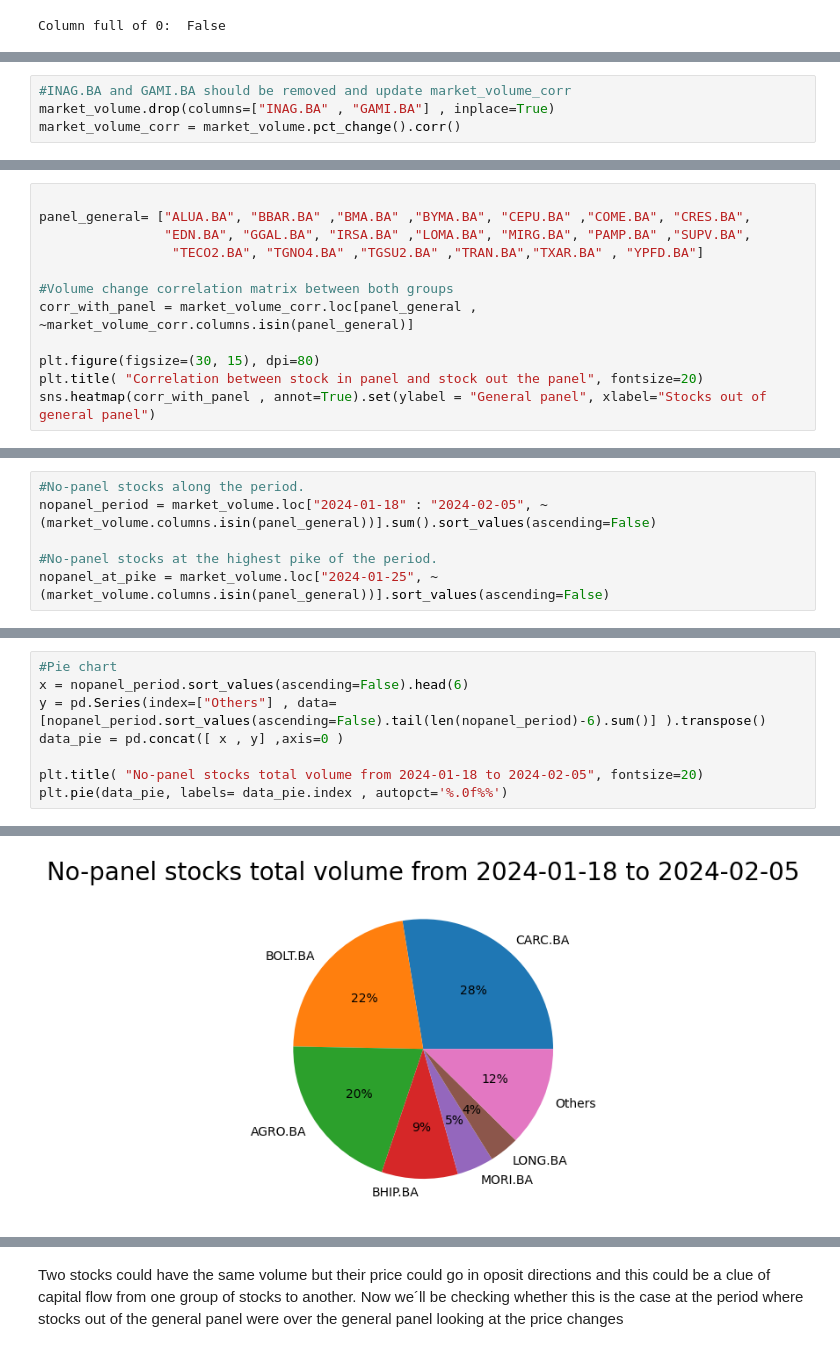
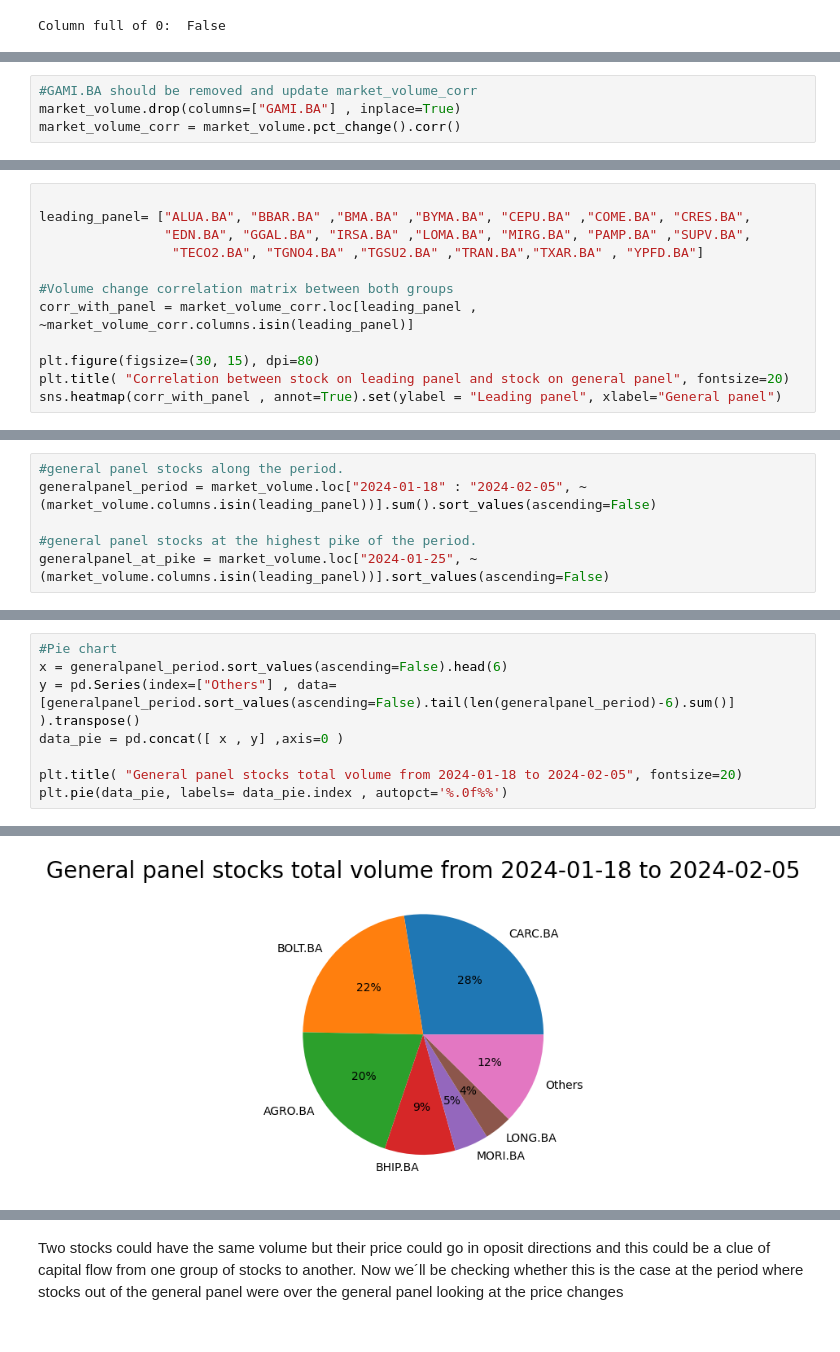
Before and after one commit to Fedesgh/EDA_BYMA_Volume, a Jupyter notebook: EDA_Volumes.ipynb, the cells around one changed output, grey strips where cells are left out. Cells and saved outputs as stored; diff of their text form.

```diff
--- a/EDA_Volumes.ipynb
+++ b/EDA_Volumes.ipynb
@@ -131,5 +129,5 @@ print(market_volume["GAMI.BA"].sum())
 # %%
-#INAG.BA and GAMI.BA should be removed and update market_volume_corr
-market_volume.drop(columns=["INAG.BA" , "GAMI.BA"] , inplace=True)
+#GAMI.BA should be removed and update market_volume_corr
+market_volume.drop(columns=["GAMI.BA"] , inplace=True)
 market_volume_corr = market_volume.pct_change().corr()
 # %% [markdown]
@@ -139,13 +137,13 @@ The general panel are the main list of stocks from BYMA , and we want to explore
 # %%
 
-panel_general= ["ALUA.BA", "BBAR.BA" ,"BMA.BA" ,"BYMA.BA", "CEPU.BA" ,"COME.BA", "CRES.BA",
+leading_panel= ["ALUA.BA", "BBAR.BA" ,"BMA.BA" ,"BYMA.BA", "CEPU.BA" ,"COME.BA", "CRES.BA",
                 "EDN.BA", "GGAL.BA", "IRSA.BA" ,"LOMA.BA", "MIRG.BA", "PAMP.BA" ,"SUPV.BA",
                  "TECO2.BA", "TGNO4.BA" ,"TGSU2.BA" ,"TRAN.BA","TXAR.BA" , "YPFD.BA"]
 
 #Volume change correlation matrix between both groups
-corr_with_panel = market_volume_corr.loc[panel_general ,  ~market_volume_corr.columns.isin(panel_general)]
+corr_with_panel = market_volume_corr.loc[leading_panel ,  ~market_volume_corr.columns.isin(leading_panel)]
 
 plt.figure(figsize=(30, 15), dpi=80)
-plt.title( "Correlation between stock in panel and stock out the panel", fontsize=20)
-sns.heatmap(corr_with_panel , annot=True).set(ylabel = "General panel", xlabel="Stocks out of general panel")
+plt.title( "Correlation between stock on leading panel and stock on general panel", fontsize=20)
+sns.heatmap(corr_with_panel , annot=True).set(ylabel = "Leading panel", xlabel="General panel")
 # %% [output]
@@ -248,8 +246,8 @@ plt.grid()
 # %%
-#No-panel stocks along the period.
-nopanel_period = market_volume.loc["2024-01-18" : "2024-02-05", ~(market_volume.columns.isin(panel_general))].sum().sort_values(ascending=False)
+#general panel stocks along the period.
+generalpanel_period = market_volume.loc["2024-01-18" : "2024-02-05", ~(market_volume.columns.isin(leading_panel))].sum().sort_values(ascending=False)
 
-#No-panel stocks at the highest pike of the period.
-nopanel_at_pike = market_volume.loc["2024-01-25", ~(market_volume.columns.isin(panel_general))].sort_values(ascending=False)
+#general panel stocks at the highest pike of the period.
+generalpanel_at_pike = market_volume.loc["2024-01-25", ~(market_volume.columns.isin(leading_panel))].sort_values(ascending=False)
 # %%
 plt.figure(figsize=(12, 6), dpi=80)
@@ -261,28 +259,28 @@ plt.grid()
 # %%
 #Pie chart
-x = nopanel_period.sort_values(ascending=False).head(6)
-y = pd.Series(index=["Others"] , data= [nopanel_period.sort_values(ascending=False).tail(len(nopanel_period)-6).sum()] ).transpose()
+x = generalpanel_period.sort_values(ascending=False).head(6)
+y = pd.Series(index=["Others"] , data= [generalpanel_period.sort_values(ascending=False).tail(len(generalpanel_period)-6).sum()] ).transpose()
 data_pie = pd.concat([ x , y] ,axis=0 )
 
-plt.title( "No-panel stocks total volume from 2024-01-18 to 2024-02-05", fontsize=20)
+plt.title( "General panel stocks total volume from 2024-01-18 to 2024-02-05", fontsize=20)
 plt.pie(data_pie, labels= data_pie.index , autopct='%.0f%%')
 # %% [output]
 ([<matplotlib.patches.Wedge at 0x...>,
   <matplotlib.patches.Wedge at 0x...>,
   <matplotlib.patches.Wedge at 0x...>,
   <matplotlib.patches.Wedge at 0x...>,
   <matplotlib.patches.Wedge at 0x...>,
   <matplotlib.patches.Wedge at 0x...>,
   <matplotlib.patches.Wedge at 0x...>],
  [Text(0.7130178589830132, 0.8376189663392778, 'CARC.BA'),
   Text(-0.8308505106764525, 0.7208934934570281, 'BOLT.BA'),
   Text(-0.8993016031009012, -0.6334482036126942, 'AGRO.BA'),
   Text(-0.02967795282763542, -1.0995995721697789, 'BHIP.BA'),
   Text(0.44274486630589166, -1.006964241351091, 'MORI.BA'),
 ... (5 lines left out)
   Text(-0.016187974269619317, -0.5997815848198793, '9%'),
   Text(0.2414971998032136, -0.5492532225551405, '5%'),
   Text(0.3746942905069062, -0.46861944972602887, '4%'),
   Text(0.5549809925445347, -0.22802652897038775, '12%')])
-[figure, old version]
+[figure, new version]
 # %%
```
Also changed, not shown: parts of 29 cells of this notebook.
